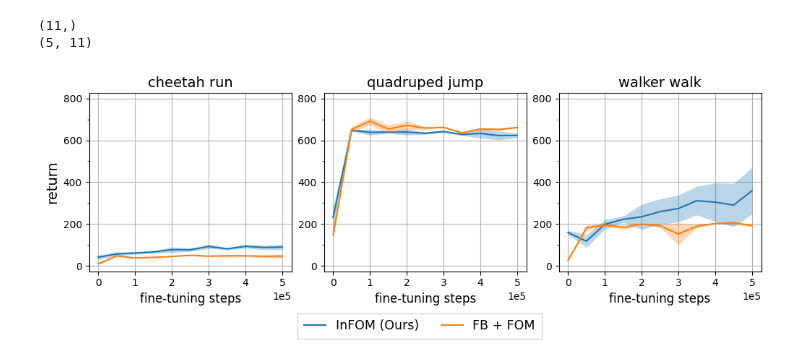
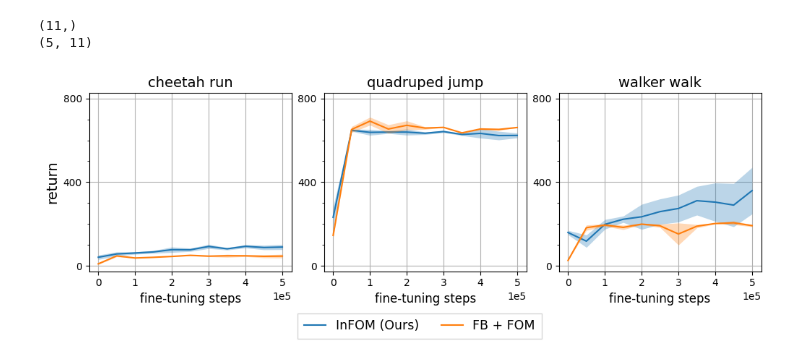
Before and after one commit to chongyi-zheng/ogbench, a Jupyter notebook: plot_scripts/intention_encoding_learning_curve.ipynb, the cells around one changed output. Drawn from its saved outputs; the diff is of its cells as text; code cells hidden in the pictures.

Commit message:
update figures

```diff
--- a/plot_scripts/intention_encoding_learning_curve.ipynb
+++ b/plot_scripts/intention_encoding_learning_curve.ipynb
@@ -92,33 +92,33 @@ fig, axes = plt.subplots(1, 3, figsize=(12, 3.2), gridspec_kw=dict(wspace=0.16,
 for (env_name, env_data), ax in zip(algo_data.items(), axes):
     for algo, data in env_data.items():
         x = data[0] - 1e6
         y = data[1:]
         y_mean = np.mean(y, axis=0)
         y_std = np.std(y, axis=0, ddof=1)
 
         l, = ax.plot(x, y_mean, label=algo, zorder=3)
         ax.fill_between(x, y_mean - y_std, y_mean + y_std, alpha=0.3, lw=0, color=l.get_color(), zorder=3)
 
     if ax == axes[0]:
         ax.set_ylabel('return', fontsize=14)
         ax.legend(bbox_to_anchor=(1.0, -0.2),
             loc="upper left", labelspacing=1, columnspacing=1.8075, fancybox=False,
             shadow=False, fontsize=12.5, borderpad=0.5, handlelength=1.7, ncol=3)
 
     ax.set_title(env_name, fontsize=14)
     ax.set_xlim([- 2.5e4, 0.5e6 + 2.5e4])
     ax.set_ylim([-25, 825])
-    ax.set_yticks([0.0, 200, 400, 600, 800])
+    ax.set_yticks([0.0, 400, 800])
     ax.set_xlabel('fine-tuning steps', fontsize=12)
-    ax.yaxis.set_major_locator(MultipleLocator(200))
+    # ax.yaxis.set_major_locator(MultipleLocator(200))
     ax.yaxis.set_minor_locator(MultipleLocator(100))
     ax.ticklabel_format(axis='x', style='sci', scilimits=(0, 0))
 
     ax.grid(zorder=3)
 
 fig.tight_layout()
 filepath = "/u/cz8792/research/ogbench/plot_scripts/figures/intention_encoding_ablation_lc.pdf"
 fig.savefig(filepath, dpi=150, bbox_inches="tight")
 plt.show()
 # %% [output]
-[figure, old version]
+[figure, new version]
```
Also changed, not shown: 10 other files.
